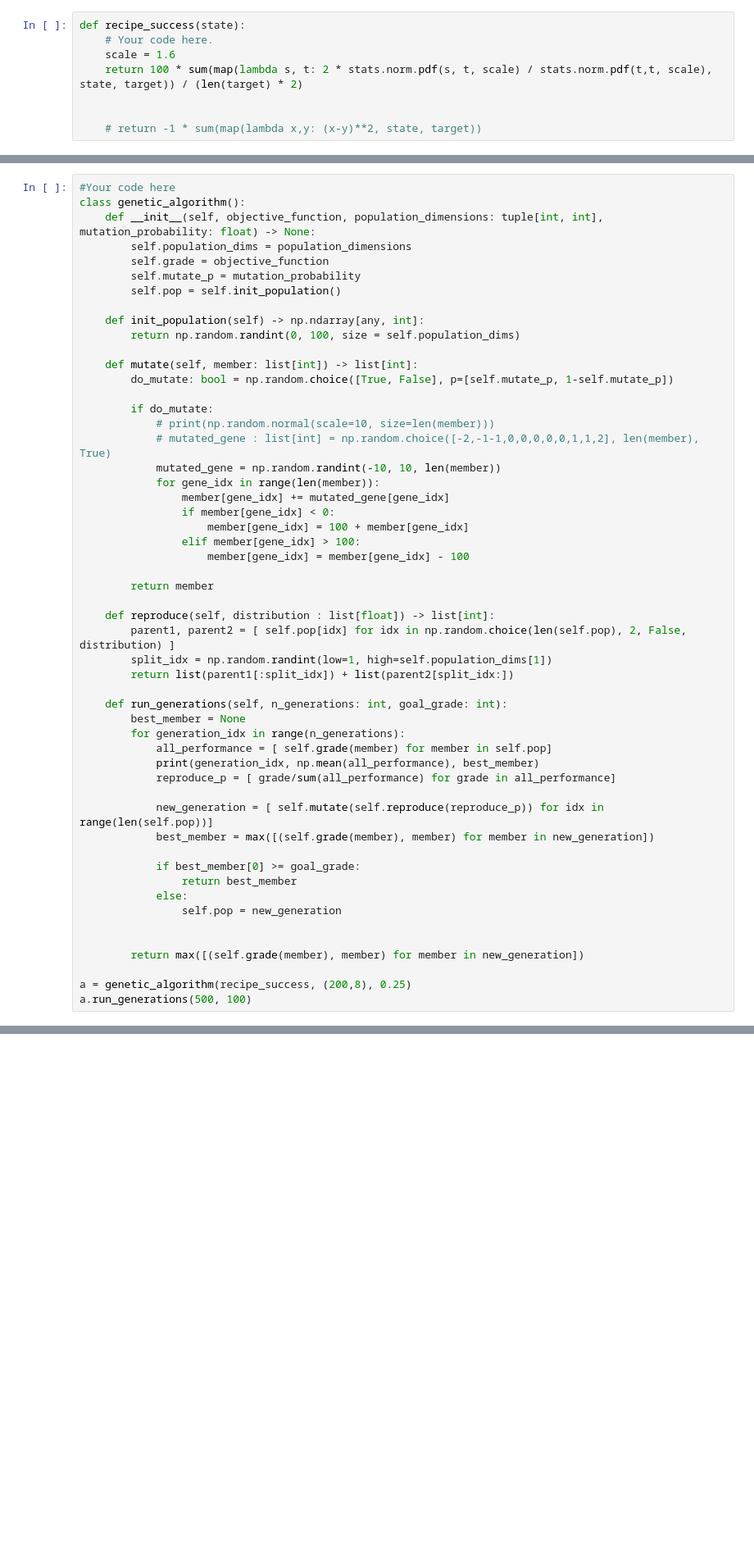
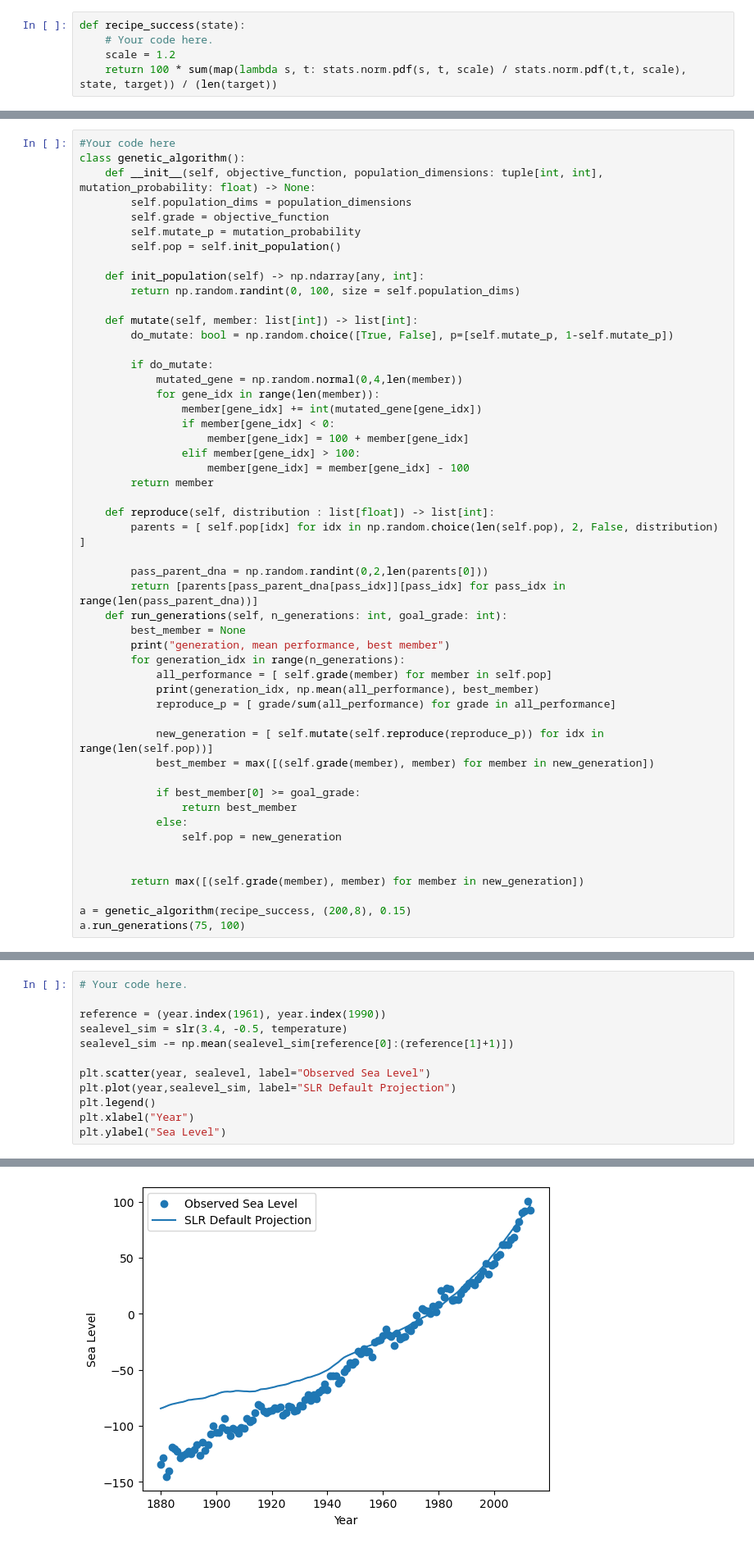
Before and after one commit to TyVanEssen/CSCI-3202-001-Introduction-to-Artificial-Intelligence, a Jupyter notebook: HW8/CSCI3202_HW8_Ty_VanEssen.ipynb, the cells around one changed output, grey strips where cells are left out. Shown at 82% size. Saved outputs shown, nothing was run; the diff lists cells and outputs as text; blank space fills up the shorter version.

```diff
--- a/HW8/CSCI3202_HW8_Ty_VanEssen.ipynb
+++ b/HW8/CSCI3202_HW8_Ty_VanEssen.ipynb
@@ -51,11 +51,8 @@ Write an objective function `def recipe_success(state)` that takes a single argu
 # %%
 def recipe_success(state):
     # Your code here.
-    scale = 1.6
-    return 100 * sum(map(lambda s, t: 2 * stats.norm.pdf(s, t, scale) / stats.norm.pdf(t,t, scale), state, target)) / (len(target) * 2)
-
-
-    # return -1 * sum(map(lambda x,y: (x-y)**2, state, target))
+    scale = 1.2
+    return 100 * sum(map(lambda s, t: stats.norm.pdf(s, t, scale) / stats.norm.pdf(t,t, scale), state, target)) / (len(target))
 # %%
 # Write your own test case to make sure that the target element achieves
 # the fitness score you would expect it to (this will vary depending on
@@ -119,25 +104,23 @@ class genetic_algorithm():
         do_mutate: bool = np.random.choice([True, False], p=[self.mutate_p, 1-self.mutate_p])
 
         if do_mutate:
-            # print(np.random.normal(scale=10, size=len(member)))
-            # mutated_gene : list[int] = np.random.choice([-2,-1-1,0,0,0,0,0,1,1,2], len(member), True)
-            mutated_gene = np.random.randint(-10, 10, len(member))
+            mutated_gene = np.random.normal(0,4,len(member))
             for gene_idx in range(len(member)):
-                member[gene_idx] += mutated_gene[gene_idx]
+                member[gene_idx] += int(mutated_gene[gene_idx])
                 if member[gene_idx] < 0:
                     member[gene_idx] = 100 + member[gene_idx]
                 elif member[gene_idx] > 100:
                     member[gene_idx] = member[gene_idx] - 100
-
         return member
 
     def reproduce(self, distribution : list[float]) -> list[int]:
-        parent1, parent2 = [ self.pop[idx] for idx in np.random.choice(len(self.pop), 2, False, distribution) ]
-        split_idx = np.random.randint(low=1, high=self.population_dims[1])
-        return list(parent1[:split_idx]) + list(parent2[split_idx:])
+        parents = [ self.pop[idx] for idx in np.random.choice(len(self.pop), 2, False, distribution) ]
 
+        pass_parent_dna = np.random.randint(0,2,len(parents[0]))
+        return [parents[pass_parent_dna[pass_idx]][pass_idx] for pass_idx in range(len(pass_parent_dna))]
     def run_generations(self, n_generations: int, goal_grade: int):
         best_member = None
+        print("generation, mean performance, best member")
         for generation_idx in range(n_generations):
             all_performance = [ self.grade(member) for member in self.pop]
             print(generation_idx, np.mean(all_performance), best_member)
@@ -154,6 +137,6 @@ class genetic_algorithm():
 
         return max([(self.grade(member), member) for member in new_generation])
 
-a = genetic_algorithm(recipe_success, (200,8), 0.25)
-a.run_generations(500, 100)
+a = genetic_algorithm(recipe_success, (200,8), 0.15)
+a.run_generations(75, 100)
 # %% [output]
@@ -321,0 +293,13 @@ def slr(alpha, Teq, temperature):
+# %%
+# Your code here.
+
+reference = (year.index(1961), year.index(1990))
+sealevel_sim = slr(3.4, -0.5, temperature)
+sealevel_sim -= np.mean(sealevel_sim[reference[0]:(reference[1]+1)])
+
+plt.scatter(year, sealevel, label="Observed Sea Level")
+plt.plot(year,sealevel_sim, label="SLR Default Projection")
+plt.legend()
+plt.xlabel("Year")
+plt.ylabel("Sea Level")
+# %% [output]
@@ -322,3 +307,4 @@ def slr(alpha, Teq, temperature):
+[figure, added]
 # %% [markdown]
 Your plot above ought to show decent match for the late 1900s, but diverge a bit further back in time.
 
```
Also changed, not shown: parts of 20 cells of this notebook, 2 other files.
